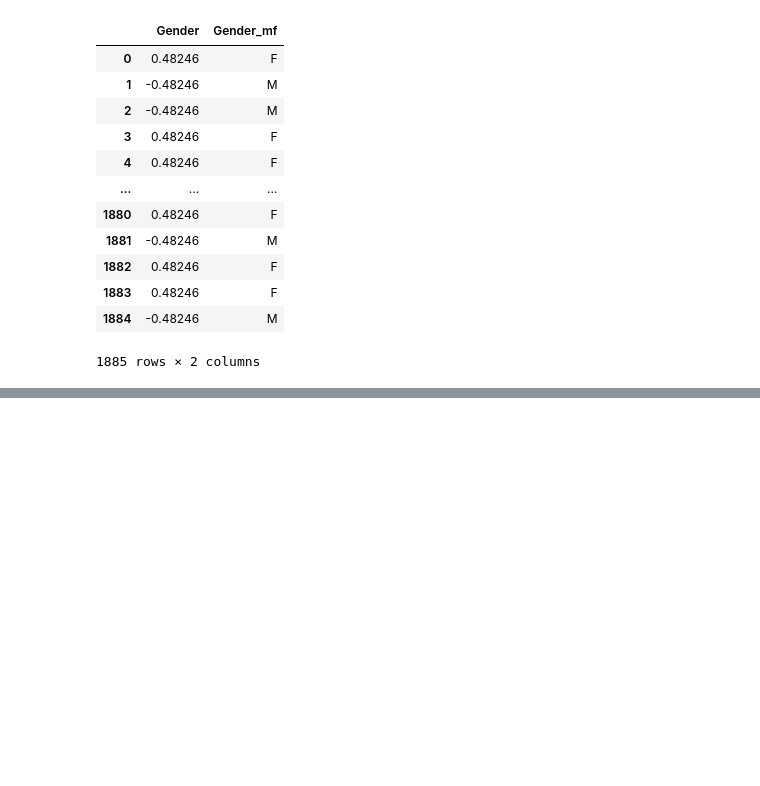
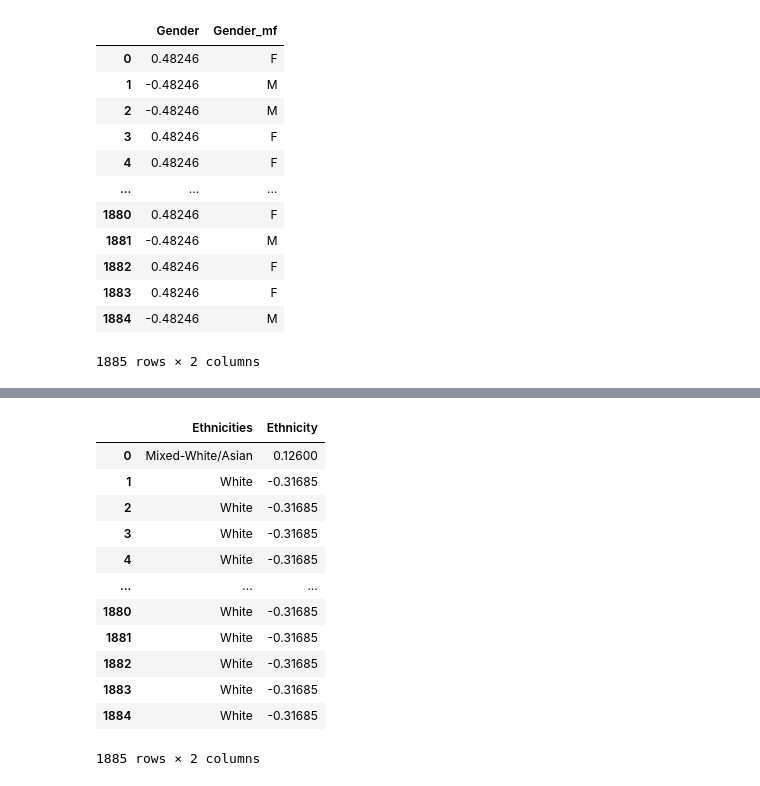
Before and after one commit to ras-000212/ESILV4-DIA-DataAnalysis-Project, a Jupyter notebook: data_analysis.ipynb, the cells around one changed output, grey strips where cells are left out. Drawn from its saved outputs; the diff is of its cells as text; code cells hidden in the pictures; blank space fills up the shorter version.

```diff
--- a/data_analysis.ipynb
+++ b/data_analysis.ipynb
@@ -144,0 +158,26 @@ ethnicities = {-0.50212: "Asian",
+# %%
+ethnicities = ['Black' if x < -1 else
+             'Asian' if x > -1 and x < -0.4 else
+             'White' if x > -0.4 and x < -0.25 else
+             'Mixed-White/Black' if x >= -0.25 and x < 0.11 else
+             'Mixed-White/Asian' if x > 0.12 and x < 1 else
+             'Mixed-Black/Asian' if x > 1.9 else
+             'Other'
+             for x in df['Ethnicity']]
+# %%
+df["Ethnicities"]=ethnicities
+df[["Ethnicities","Ethnicity"]]
+# %% [output]
+|  | Ethnicities | Ethnicity |
+| 0 | Mixed-White/Asian | 0.12600 |
+| 1 | White | -0.31685 |
+| 2 | White | -0.31685 |
+| 3 | White | -0.31685 |
+| 4 | White | -0.31685 |
+| ... | ... | ... |
+| 1880 | White | -0.31685 |
+| 1881 | White | -0.31685 |
+| 1882 | White | -0.31685 |
+| 1883 | White | -0.31685 |
+| 1884 | White | -0.31685 |
+1885 rows × 2 columns
```
Also changed, not shown: parts of 14 cells of this notebook.
